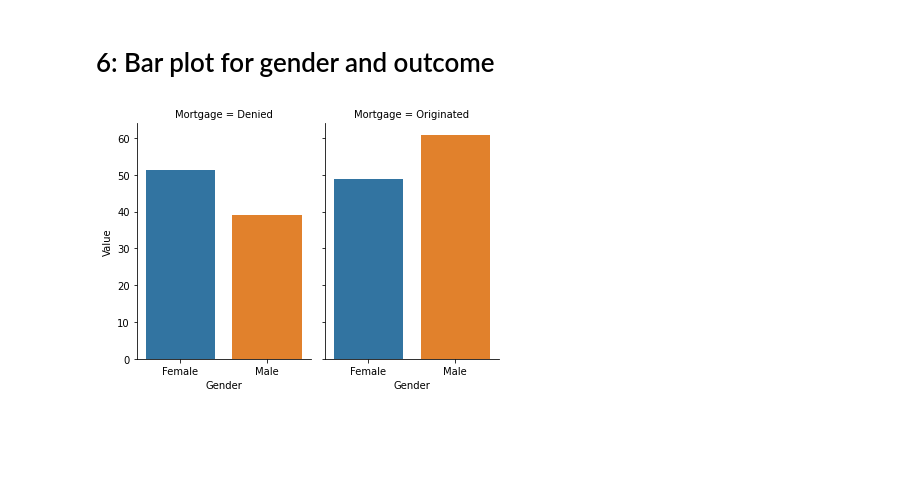
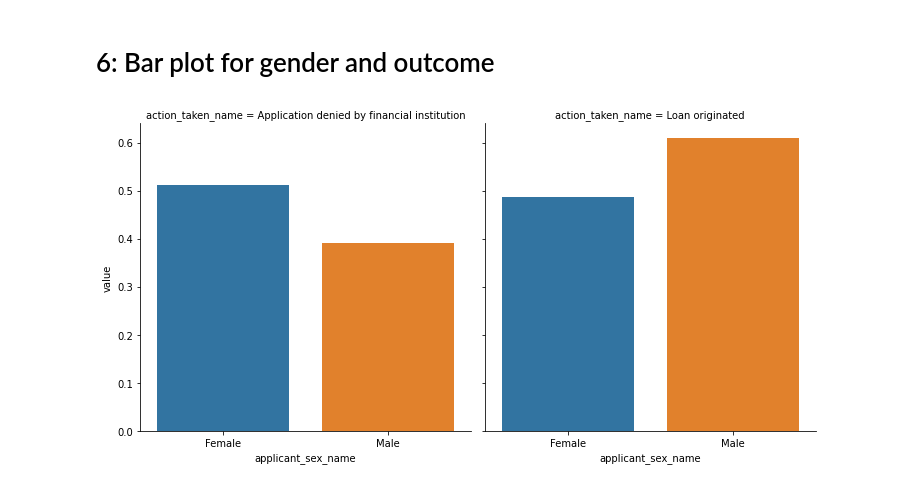
Before and after one commit to umarmohammed/measuring-bias-in-a-dataset, a Jupyter notebook: 2. Basic assessment of the HMDA dataset.ipynb, the cells around one changed output. Drawn from its saved outputs; the diff is of its cells as text; code cells hidden in the pictures; blank space fills up the shorter version.

```diff
--- a/2. Basic assessment of the HMDA dataset.ipynb
+++ b/2. Basic assessment of the HMDA dataset.ipynb
@@ -56,7 +56,7 @@ sns.histplot(data=df, x="applicant_income_000s", bins=50)
 <matplotlib.axes._subplots.AxesSubplot at 0x...>
 [figure]
 # %%
-df["log(applicant_income_000s)"] = pd.np.log(df["applicant_income_000s"].copy())
+df["log(applicant_income_000s)"] = pd.np.log(df["applicant_income_000s"])
 sns.histplot(data=df, x="log(applicant_income_000s)", bins=50)
 # %% [output]
 <matplotlib.axes._subplots.AxesSubplot at 0x...>
@@ -96,14 +96,12 @@ pd.crosstab(df["applicant_sex_name"], df["action_taken_name"])/df.shape[0] * 100
 | Male | 27.132871 | 42.313347 |
 # %% [markdown]
 # 6: Bar plot for gender and outcome
-# %%
-d = pd.crosstab(df["applicant_sex_name"], df["action_taken_name"])
-
-c=pd.DataFrame({'Gender': ['Female', 'Female', 'Male', 'Male'],
-                'Mortgage': ['Denied', 'Originated', 'Denied', 'Originated'],
-                'Value': pd.np.array([d.iloc[0][0]/(d.iloc[0][0] + d.iloc[0][1]), d.iloc[0][1]/(d.iloc[0][0] + d.iloc[0][1]),
-                                      d.iloc[1][0]/(d.iloc[1][0] + d.iloc[1][1]), d.iloc[1][1]/(d.iloc[1][0] + d.iloc[1][1])]) * 100.0})
-
-g = sns.catplot(data=c, x='Gender', y='Value', col='Mortgage', kind="bar", height=4, aspect=.7)
-# %% [output]
-[figure, removed]
+# %%
+d = pd.crosstab(df["applicant_sex_name"], df["action_taken_name"])
+d = d.div(d.sum(axis=1), axis=0)
+
+c = d.stack().reset_index().rename(columns={0: 'value'})
+
+g = sns.catplot(data=c, x='applicant_sex_name', y='value', col='action_taken_name', kind="bar", height=5)
+# %% [output]
+[figure, added]
```
Also changed, not shown: parts of 3 cells of this notebook.
